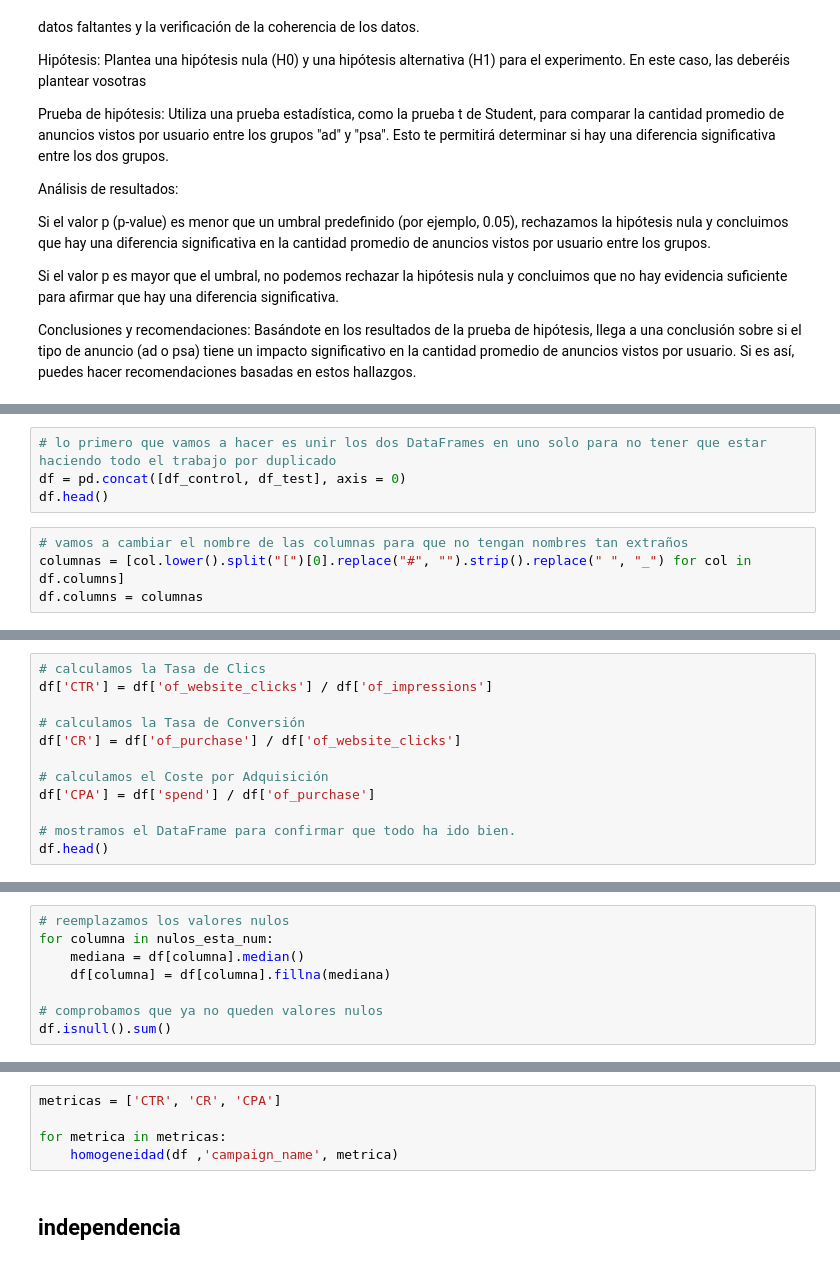
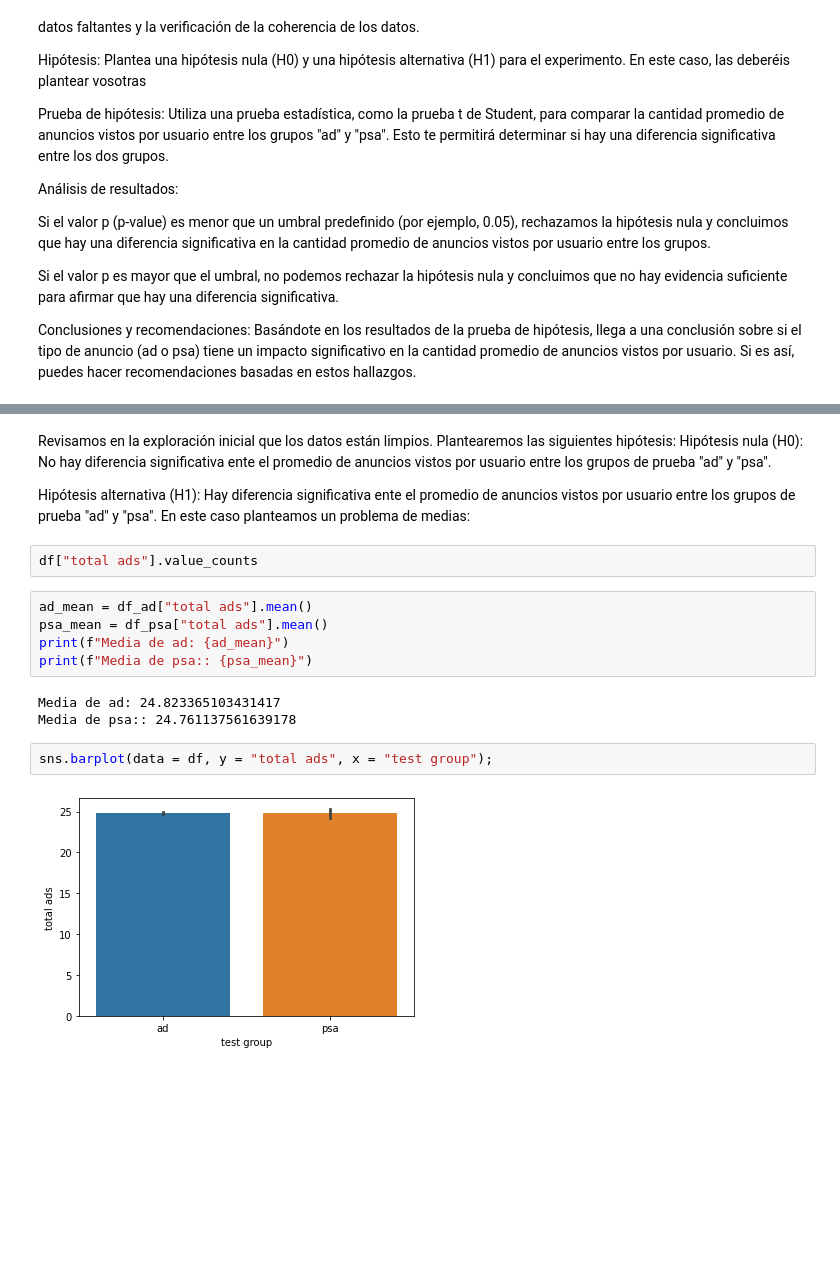
Before and after one commit to inesaag/Pair-Programming-Modulo-3-Sprint1-InesyMirna, a Jupyter notebook: pair_4_ABTesting.ipynb, the cells around one changed output, grey strips where cells are left out. Drawn from its saved outputs; the diff is of its cells as text; blank space fills up the shorter version.

```diff
--- a/pair_4_ABTesting.ipynb
+++ b/pair_4_ABTesting.ipynb
@@ -349,8 +233,0 @@ Conclusiones y recomendaciones: Basándote en los resultados de la prueba de hip
-# %%
-# lo primero que vamos a hacer es unir los dos DataFrames en uno solo para no tener que estar haciendo todo el trabajo por duplicado
-df = pd.concat([df_control, df_test], axis = 0)
-df.head()
-# %%
-# vamos a cambiar el nombre de las columnas para que no tengan nombres tan extraños
-columnas = [col.lower().split("[")[0].replace("#", "").strip().replace(" ", "_") for col in df.columns]
-df.columns = columnas
@@ -359,12 +233,0 @@ df.columns = columnas
-# %%
-# calculamos la Tasa de Clics
-df['CTR'] = df['of_website_clicks'] / df['of_impressions']
-
-# calculamos la Tasa de Conversión
-df['CR'] = df['of_purchase'] / df['of_website_clicks']
-
-# calculamos el Coste por Adquisición
-df['CPA'] = df['spend'] / df['of_purchase']
-
-# mostramos el DataFrame para confirmar que todo ha ido bien.
-df.head()
@@ -452,8 +233,0 @@ df[nulos_esta_num].describe().T.loc[:, ["mean", "50%"]]
-# %%
-# reemplazamos los valores nulos
-for columna in nulos_esta_num:
-    mediana = df[columna].median()
-    df[columna] = df[columna].fillna(mediana)
-
-# comprobamos que ya no queden valores nulos
-df.isnull().sum()
@@ -519,7 +234,20 @@ def homogeneidad (dataframe, columna, columna_metrica):
-# %%
-metricas = ['CTR', 'CR', 'CPA']
-
-for metrica in metricas:
-    homogeneidad(df ,'campaign_name', metrica)
-# %% [markdown]
-## independencia
+# %% [markdown]
+Revisamos en la exploración inicial que los datos están limpios. Plantearemos las siguientes hipótesis:
+Hipótesis nula (H0): No hay diferencia significativa ente el promedio de anuncios vistos por usuario entre los grupos de prueba  "ad" y "psa".
+
+Hipótesis alternativa (H1): Hay diferencia significativa ente el promedio de anuncios vistos por usuario entre los grupos de prueba  "ad" y "psa".
+En este caso planteamos un problema de medias:
+# %%
+df["total ads"].value_counts
+# %%
+ad_mean = df_ad["total ads"].mean()
+psa_mean = df_psa["total ads"].mean()
+print(f"Media de ad: {ad_mean}")
+print(f"Media de psa:: {psa_mean}")
+# %% [output]
+Media de ad: 24.823365103431417
+Media de psa:: 24.761137561639178
+# %%
+sns.barplot(data = df, y = "total ads", x = "test group");
+# %% [output]
+[figure, added]
```
Also changed, not shown: parts of 46 cells of this notebook.
